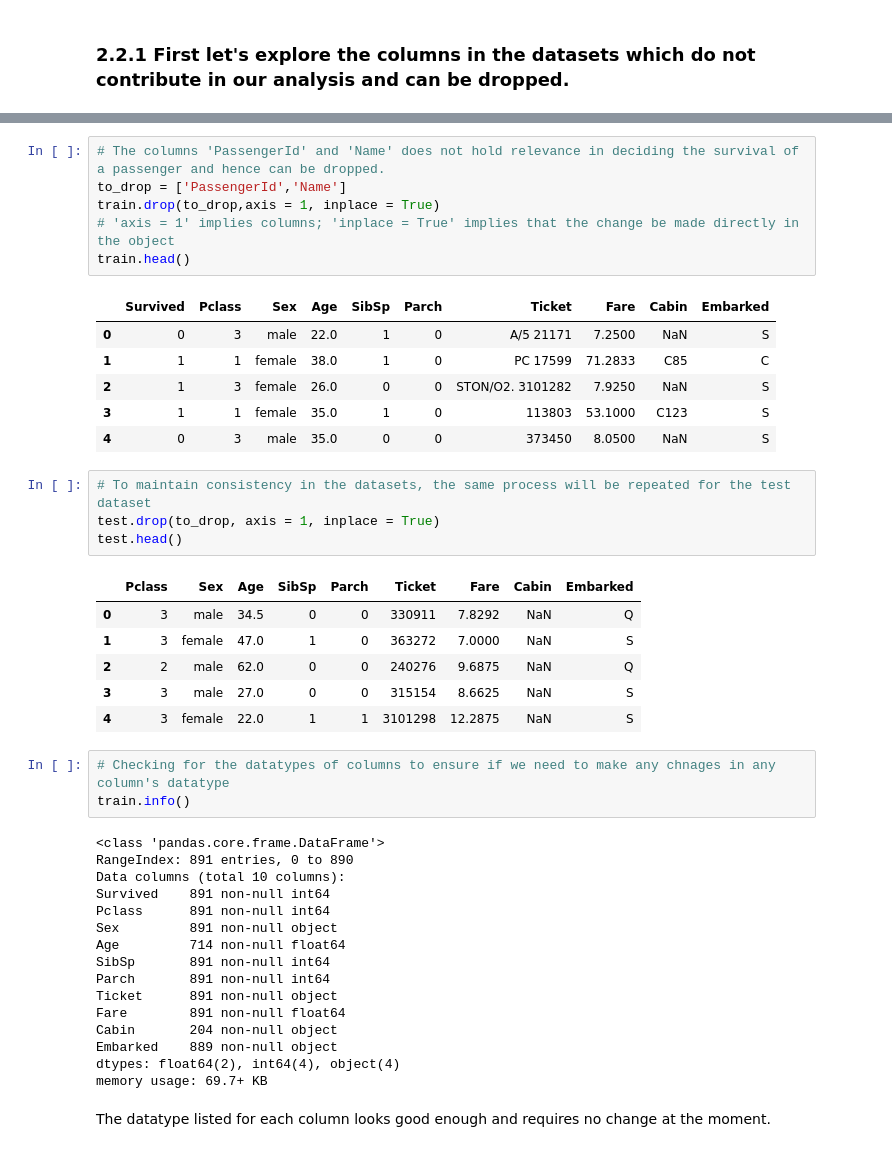
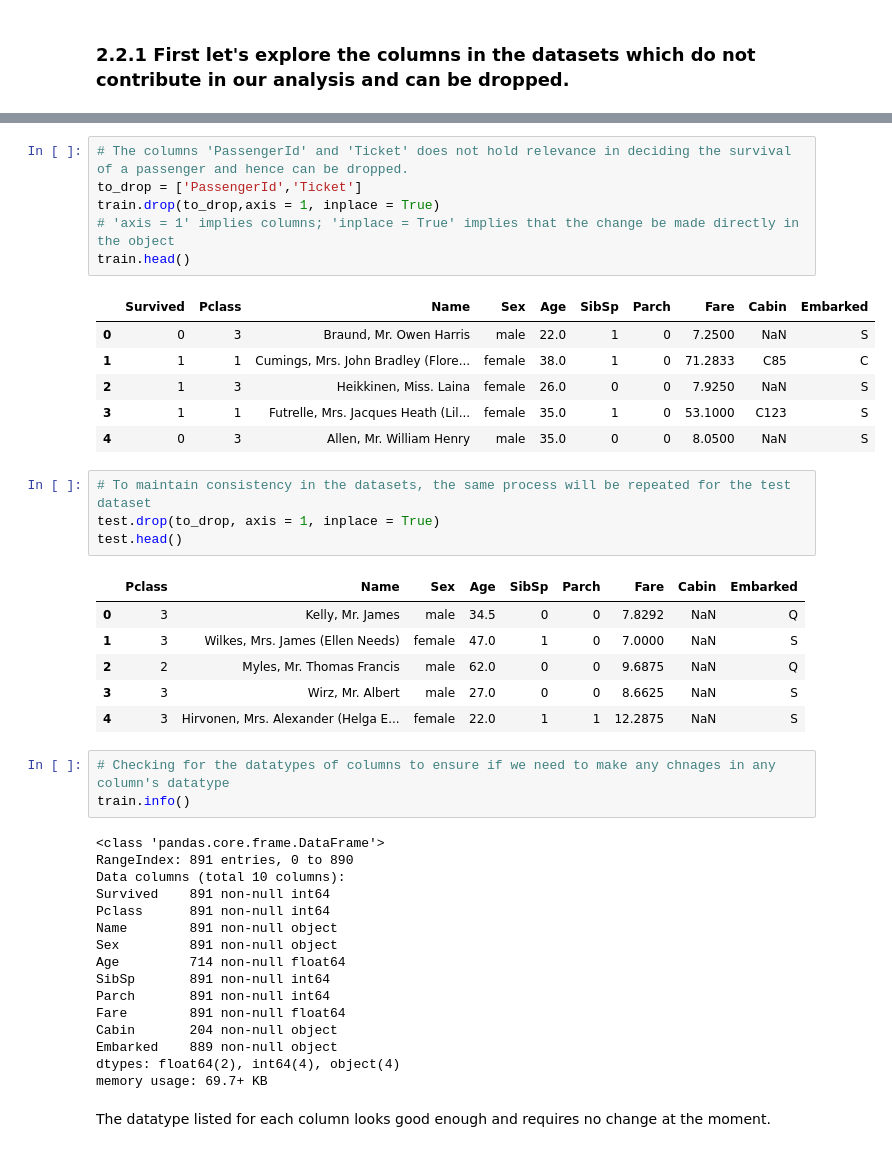
Before and after one commit to varushij/Titanic-Survivals, a Jupyter notebook: Titanic Survival Problem.ipynb, the cells around one changed output, grey strips where cells are left out. Cells and saved outputs as stored; diff of their text form.

```diff
--- a/Titanic Survival Problem.ipynb
+++ b/Titanic Survival Problem.ipynb
@@ -83,29 +83,29 @@ train.head()
 | 3 | 4 | 1 | 1 | Futrelle, Mrs. Jacques Heath (Lil... | female | 35.0 | 1 | 0 | 113803 | 53.1000 | ... |
 | 4 | 5 | 0 | 3 | Allen, Mr. William Henry | male | 35.0 | 0 | 0 | 373450 | 8.0500 | ... |
 # %%
-# The columns 'PassengerId' and 'Name' does not hold relevance in deciding the survival of a passenger and hence can be dropped.
-to_drop = ['PassengerId','Name']
+# The columns 'PassengerId' and 'Ticket' does not hold relevance in deciding the survival of a passenger and hence can be dropped.
+to_drop = ['PassengerId','Ticket']
 train.drop(to_drop,axis = 1, inplace = True)
 # 'axis = 1' implies columns; 'inplace = True' implies that the change be made directly in the object
 train.head()
 # %% [output]
-|  | Survived | Pclass | Sex | Age | SibSp | Parch | Ticket | Fare | Cabin | Embarked |
-| 0 | 0 | 3 | male | 22.0 | 1 | 0 | A/5 21171 | 7.2500 | NaN | S |
-| 1 | 1 | 1 | female | 38.0 | 1 | 0 | PC 17599 | 71.2833 | C85 | C |
-| 2 | 1 | 3 | female | 26.0 | 0 | 0 | STON/O2. 3101282 | 7.9250 | NaN | S |
-| 3 | 1 | 1 | female | 35.0 | 1 | 0 | 113803 | 53.1000 | C123 | S |
-| 4 | 0 | 3 | male | 35.0 | 0 | 0 | 373450 | 8.0500 | NaN | S |
+|  | Survived | Pclass | Name | Sex | Age | SibSp | Parch | Fare | Cabin | Embarked |
+| 0 | 0 | 3 | Braund, Mr. Owen Harris | male | 22.0 | 1 | 0 | 7.2500 | NaN | S |
+| 1 | 1 | 1 | Cumings, Mrs. John Bradley (Flore... | female | 38.0 | 1 | 0 | 71.2833 | C85 | C |
+| 2 | 1 | 3 | Heikkinen, Miss. Laina | female | 26.0 | 0 | 0 | 7.9250 | NaN | S |
+| 3 | 1 | 1 | Futrelle, Mrs. Jacques Heath (Lil... | female | 35.0 | 1 | 0 | 53.1000 | C123 | S |
+| 4 | 0 | 3 | Allen, Mr. William Henry | male | 35.0 | 0 | 0 | 8.0500 | NaN | S |
 # %%
 # To maintain consistency in the datasets, the same process will be repeated for the test dataset
 test.drop(to_drop, axis = 1, inplace = True)
 test.head()
 # %% [output]
-|  | Pclass | Sex | Age | SibSp | Parch | Ticket | Fare | Cabin | Embarked |
-| 0 | 3 | male | 34.5 | 0 | 0 | 330911 | 7.8292 | NaN | Q |
-| 1 | 3 | female | 47.0 | 1 | 0 | 363272 | 7.0000 | NaN | S |
-| 2 | 2 | male | 62.0 | 0 | 0 | 240276 | 9.6875 | NaN | Q |
-| 3 | 3 | male | 27.0 | 0 | 0 | 315154 | 8.6625 | NaN | S |
-| 4 | 3 | female | 22.0 | 1 | 1 | 3101298 | 12.2875 | NaN | S |
+|  | Pclass | Name | Sex | Age | SibSp | Parch | Fare | Cabin | Embarked |
+| 0 | 3 | Kelly, Mr. James | male | 34.5 | 0 | 0 | 7.8292 | NaN | Q |
+| 1 | 3 | Wilkes, Mrs. James (Ellen Needs) | female | 47.0 | 1 | 0 | 7.0000 | NaN | S |
+| 2 | 2 | Myles, Mr. Thomas Francis | male | 62.0 | 0 | 0 | 9.6875 | NaN | Q |
+| 3 | 3 | Wirz, Mr. Albert | male | 27.0 | 0 | 0 | 8.6625 | NaN | S |
+| 4 | 3 | Hirvonen, Mrs. Alexander (Helga E... | female | 22.0 | 1 | 1 | 12.2875 | NaN | S |
 # %%
 # Checking for the datatypes of columns to ensure if we need to make any chnages in any column's datatype
 train.info()
@@ -115,11 +115,11 @@ RangeIndex: 891 entries, 0 to 890
 Data columns (total 10 columns):
 Survived    891 non-null int64
 Pclass      891 non-null int64
+Name        891 non-null object
 Sex         891 non-null object
 Age         714 non-null float64
 SibSp       891 non-null int64
 Parch       891 non-null int64
-Ticket      891 non-null object
 Fare        891 non-null float64
 Cabin       204 non-null object
 Embarked    889 non-null object
```
Also changed, not shown: parts of 61 cells of this notebook.
